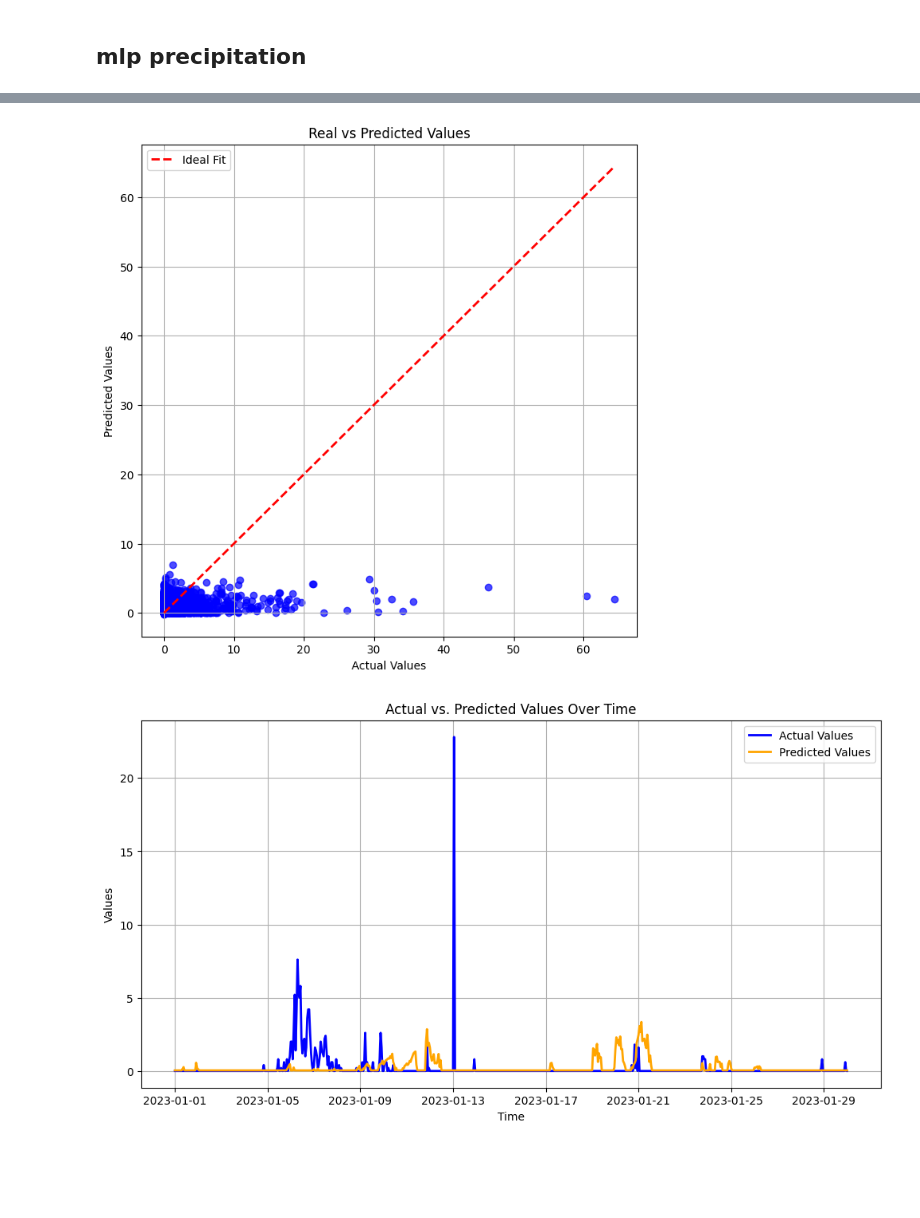
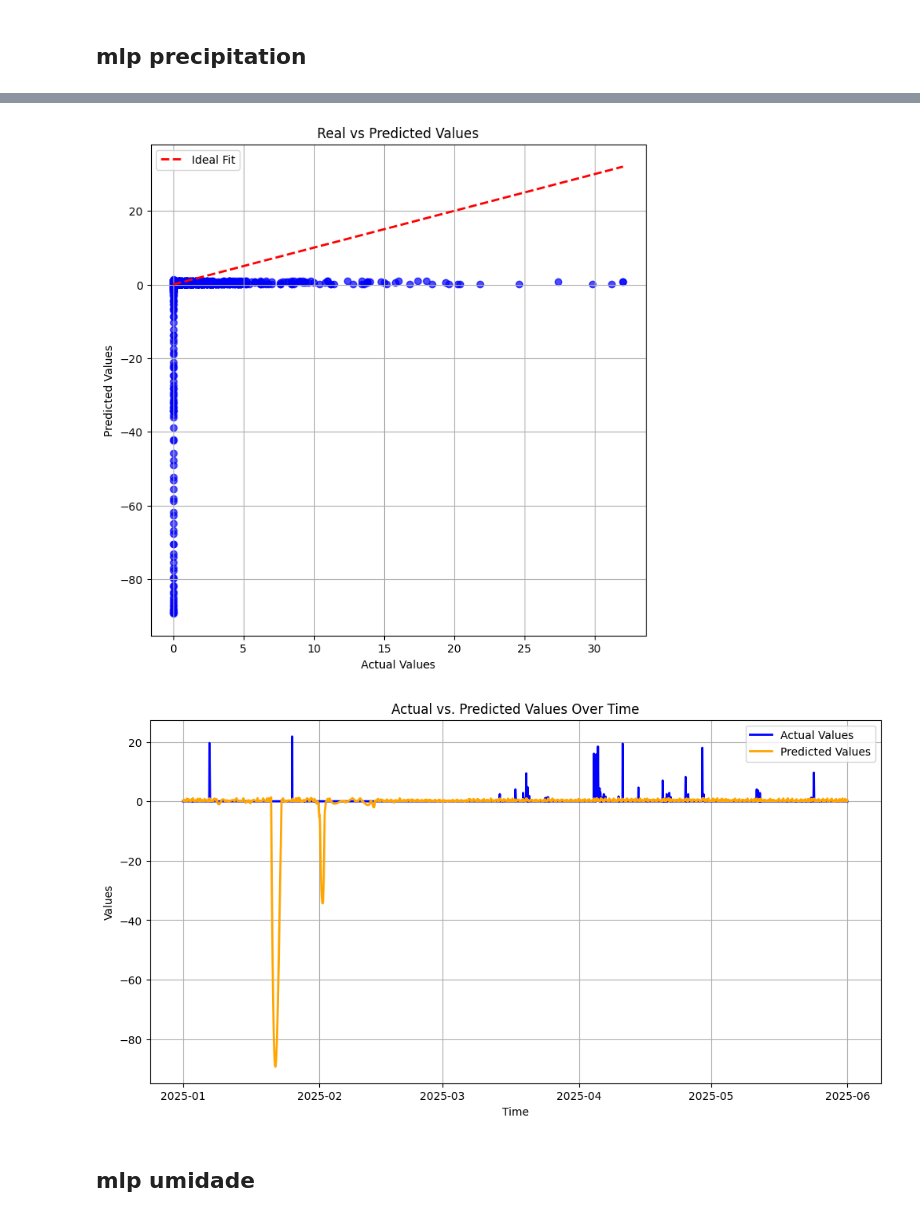
Before and after one commit to janseealves/extreme-waether-forecasting, a Jupyter notebook: mlp.ipynb, the cells around one changed output, grey strips where cells are left out. Drawn from its saved outputs; the diff is of its cells as text; code cells hidden in the pictures; blank space fills up the shorter version.

```diff
--- a/mlp.ipynb
+++ b/mlp.ipynb
@@ -25,5 +15,5 @@ To enable the following instructions: AVX2 AVX512F AVX512_VNNI FMA, in other ope
 # %%
-df = pd.read_csv('./final-data-pre-processed.csv', sep=',')
+df = pd.read_csv('data/Interpolado_jacarepagua.csv', sep=',', encoding='latin-1')
 df.info()
 # %% [output]
 <class 'pandas.core.frame.DataFrame'>
@@ -48,7 +38,7 @@ X_prec = df[[
        'PRESSAO ATMOSFERICA AO NIVEL DA ESTACAO, HORARIA (mB)',
        'PRESSÃO ATMOSFERICA MAX.NA HORA ANT. (AUT) (mB)',
        'PRESSÃO ATMOSFERICA MIN. NA HORA ANT. (AUT) (mB)',
-       'RADIACAO GLOBAL (KJ/m²)',
+       'RADIACAO GLOBAL (Kj/m²)',
        'TEMPERATURA DO AR - BULBO SECO, HORARIA (°C)',
        'TEMPERATURA DO PONTO DE ORVALHO (°C)',
        'TEMPERATURA MÁXIMA NA HORA ANT. (AUT) (°C)',
@@ -325,15 +315,17 @@ y_prec_pred_probs = model.predict(X_prec_test, verbose=2)
 y_prec_test_flat = y_prec_test.values.flatten()
 y_prec_pred_flat = y_prec_pred_probs.flatten()
 # %%
-plot_real_vs_predicted(y_prec_test_flat, y_prec_pred_flat, save='./images/models/mlp_prec_real_x_pred.png')
+plot_real_vs_predicted(y_prec_test_flat, y_prec_pred_flat, save='plots/mlp_prec_real_x_pred.png')
 # %% [output]
-[figure, old version]
+[figure, new version]
 # %%
-start_date = "2023-01-01"
-end_date = "2023-01-30"
+start_date = "2025-01-01 01:00:00"
+end_date = "2025-05-31 23:00:00"
 
-timestamps_test = df.iloc[round(df.shape[0] * 0.8):]["timestamp"]
+timestamps_test = df.iloc[round(df.shape[0] * 0.8):]["datetime"]
 
-plot_prediction_over_time(y_prec_test_flat, y_prec_pred_flat, timestamps_test, start_date, end_date,  save='./images/models/mlp_prec_over_time.png')
+plot_prediction_over_time(y_prec_test_flat, y_prec_pred_flat, timestamps_test, start_date, end_date,  save='plots/mlp_prec_over_time.png')
 # %% [output]
-[figure, old version]
+[figure, new version]
+# %% [markdown]
+## mlp umidade
```
Also changed, not shown: parts of 23 cells of this notebook.
